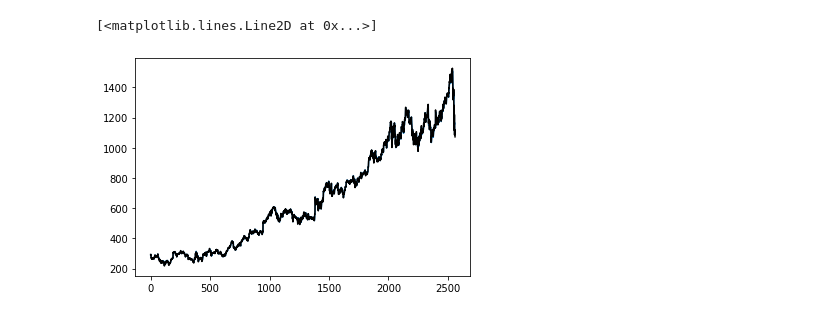
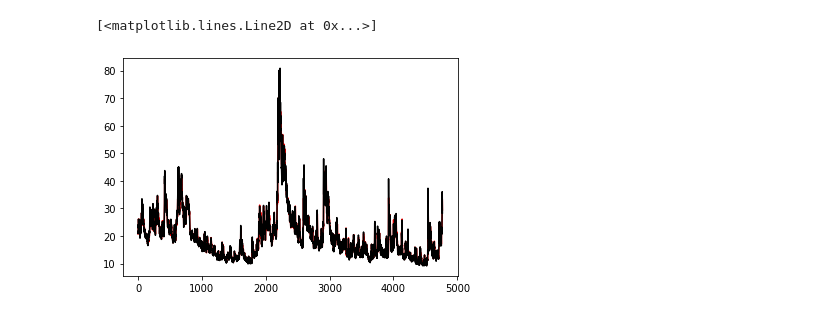
Before and after one commit to gianmarcogenalti/lyap_volatility, a Jupyter notebook: main.ipynb, the cells around one changed output. Saved outputs shown, nothing was run; the diff lists cells and outputs as text; code cells hidden in the pictures.

```diff
--- a/main.ipynb
+++ b/main.ipynb
@@ -31,4 +14,4 @@ get_data_from_yahoo('GOOG')
 # %%
-df = pd.read_pickle('stocks_dfs/GOOG.pkl')
+df = pd.read_csv('VIX.csv')
 df.index = np.arange(len(df))
 df
@@ -89,8 +87,8 @@ new_y = new_X[m]
 new_close = close[m:]
 new_close.index = range(len(new_y))
 # %%
-plt.plot(new_y[0:])
+plt.plot(new_y[0:], c = 'red')
 plt.plot(new_close[0:], c = 'black')
 # %% [output]
 [<matplotlib.lines.Line2D at 0x...>]
-[figure, old version]
+[figure, new version]
```
Also changed, not shown: parts of 10 cells of this notebook, 4 other files.
